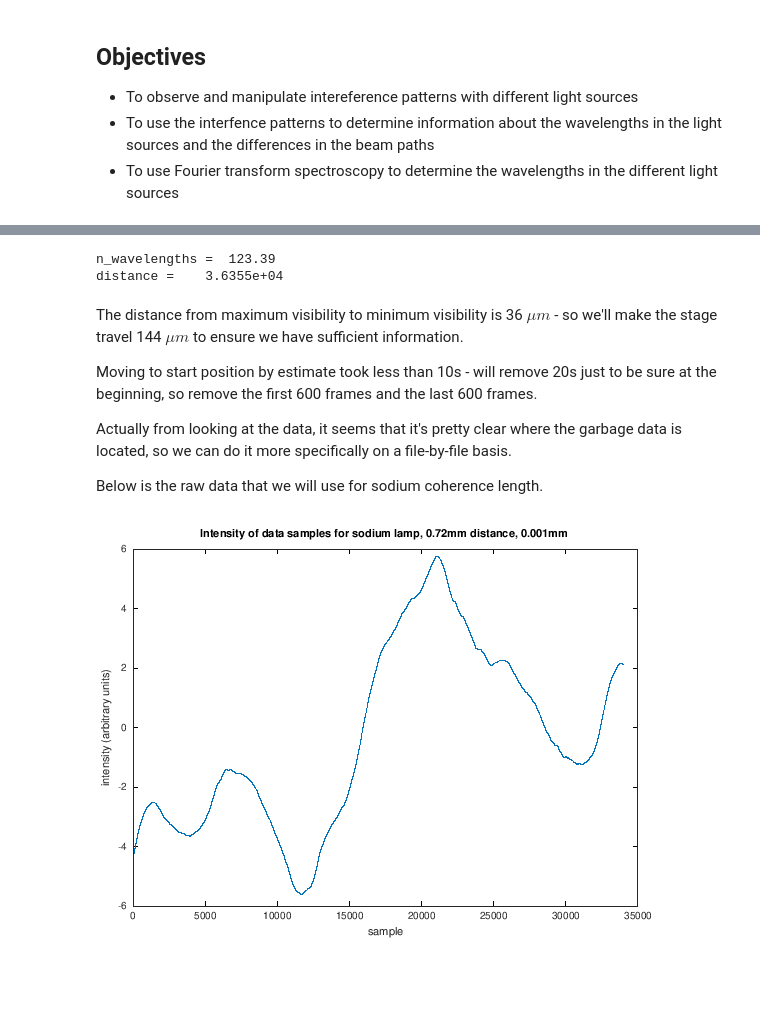
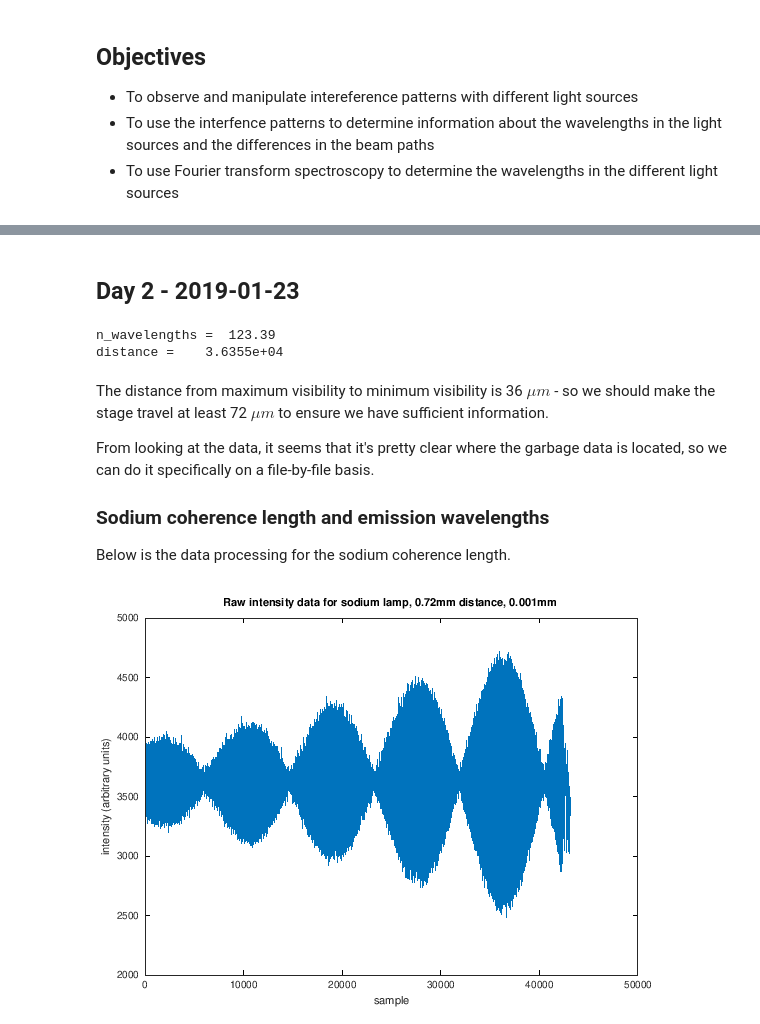
Before and after one commit to jtroo/phys408-lab1, a Jupyter notebook: notebook.ipynb, the cells around one changed output, grey strips where cells are left out. Drawn from its saved outputs; the diff is of its cells as text; code cells hidden in the pictures; blank space fills up the shorter version.

Commit message:
added processing of sodium coherence data

```diff
--- a/notebook.ipynb
+++ b/notebook.ipynb
@@ -89,6 +90,8 @@ To produce diagonal curved lines, we combined movements of both knobs.
 8 ![](images_2019-01-16/2018-01-16-sodium_zpl_maybe_v2.png)
 
 To produce a barely visible fringe pattern, we moved the stage so that the beams  differed by many wavelengths.
+# %% [markdown]
+## Day 2 - 2019-01-23
 # %%
 % compute expected # of fringes until 1/2 avg wavelength
 lambda_1 = 588.995; % units: nm
@@ -101,23 +106,18 @@ distance = avg_lambda * fringes % units: nm
 n_wavelengths =  123.39
 distance =    3.6355e+04
 # %% [markdown]
-The distance from maximum visibility to minimum visibility is 36 $\mu m$ - so we'll make the stage travel 144 $\mu m$ to ensure we have sufficient information.
+The distance from maximum visibility to minimum visibility is 36 $\mu m$ - so we should make the stage travel at least 72 $\mu m$ to ensure we have sufficient information.
 
-Moving to start position by estimate took less than 10s - will remove 20s just to be sure at the beginning, so remove the first 600 frames and the last 600 frames.
+From looking at the data, it seems that it's pretty clear where the garbage data is located, so we can do it specifically on a file-by-file basis.
 
-Actually from looking at the data, it seems that it's pretty clear where the garbage data is located, so we can do it more specifically on a file-by-file basis.
-
-Below is the raw data that we will use for sodium coherence length.
+### Sodium coherence length and emission wavelengths
+Below is the data processing for the sodium coherence length.
 # %%
-pkg load signal
-v = csvread('test_data-2019-01-23/2019-01-23-sodium-coherence-0.72-0.001');
-v = v(6000:40000);
-v = v - sum(v)/length(v);
-[b, a] = butter(1, 1/7000);
-plot(filtfilt(b, a, v));
-#plot(v)
-title('Intensity of data samples for sodium lamp, 0.72mm distance, 0.001mm ')
+v_orig = csvread('test_data-2019-01-23/2019-01-23-sodium-coherence-0.72-0.001');
+
+plot(v_orig)
+title('Raw intensity data for sodium lamp, 0.72mm distance, 0.001mm ')
 xlabel('sample')
 ylabel('intensity (arbitrary units)')
 # %% [output]
-[figure, old version]
+[figure, new version]
```
Also changed, not shown: parts of 8 cells of this notebook.
